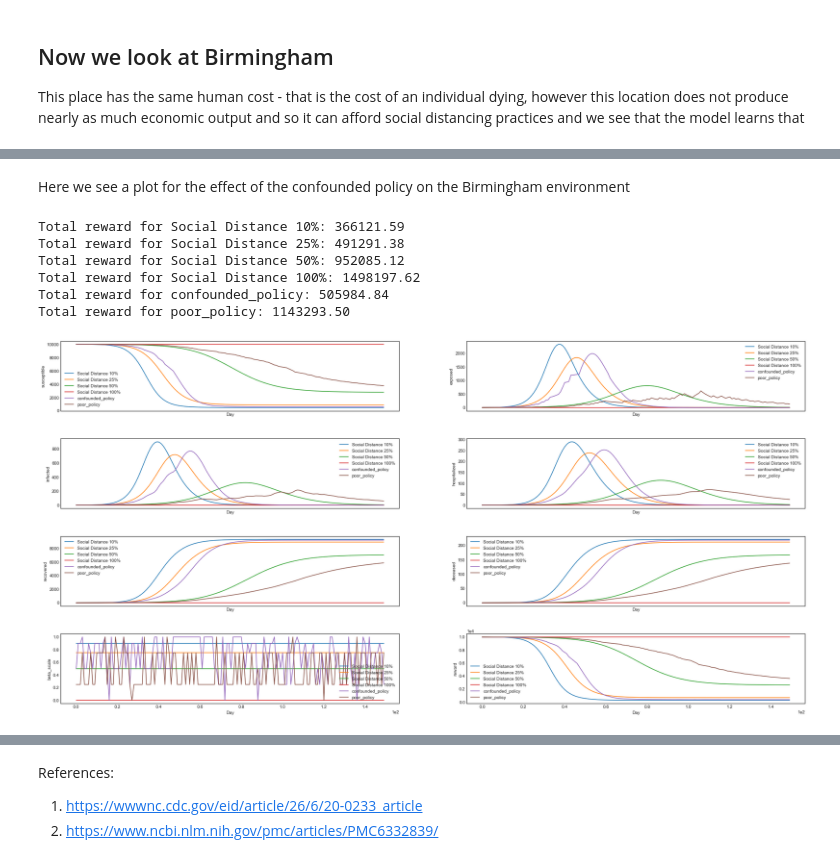
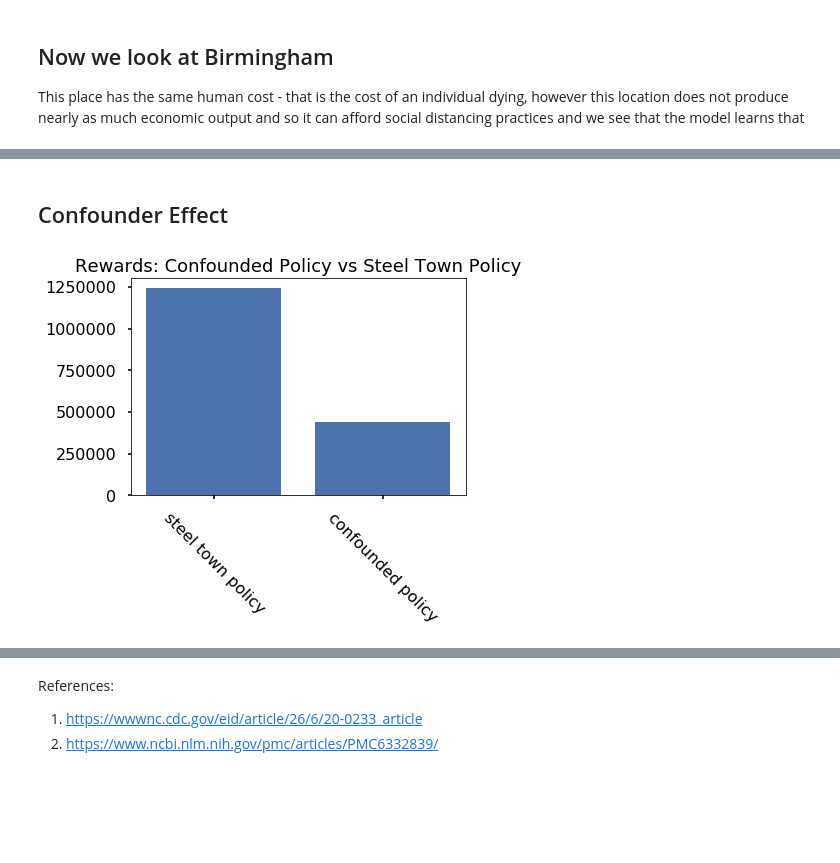
Before and after one commit to chnsh/causal_RL, a Jupyter notebook: covid19_simulator.ipynb, the cells around one changed output, grey strips where cells are left out. Saved outputs shown, nothing was run; the diff lists cells and outputs as text; code cells hidden in the pictures; blank space fills up the shorter version.

```diff
--- a/covid19_simulator.ipynb
+++ b/covid19_simulator.ipynb
@@ -22,11 +32,11 @@ if module_path not in sys.path:
 from itertools import product
 
 import matplotlib.pyplot as plt
-plt.style.use('seaborn-white')
+plt.style.use('seaborn-deep')
+plt.style.use('seaborn-poster')
 import seaborn as sns
 import numpy as np
 
-# import whynot as wn
 import whynot.gym as gym
 
 from scripts import utils
@@ -105,7 +115,7 @@ social_distancing_to_action_map
 # %% [output]
 {1.0: 0, 0.75: 1, 0.5: 2, 0.25: 3, 0.1: 4, 0.0: 5}
 # %%
-n_iter = 20
+n_iter = 150
 # %% [markdown]
 ## Policies
 
@@ -223,5 +322,5 @@ def plot_sample_trajectory(env, policies):
 # %%
-def plot_reward_bars(env, policies):
+def plot_reward_bars(env, policies,title):
     rewards = []
 
     #sampling trajectory to collect rewards
@@ -231,6 +330,7 @@ def plot_reward_bars(env, policies):
 
     #sorting policies by reward
     plotlist = sorted(list(zip(list(policies.keys()),rewards)), key=lambda x: x[1], reverse=True)
-    sns.barplot([x[0] for x in plotlist],[x[1] for x in plotlist])
+    plt.bar([x[0] for x in plotlist],[x[1] for x in plotlist])
+    plt.title(title, size=18)
     plt.xticks(rotation=-45)
 # %%
@@ -371,13 +522,7 @@ Total reward for learned_policy: -2057110.50
-# %% [markdown]
-Here we see a plot for the effect of the confounded policy on the Birmingham environment
+# %% [markdown]
+## Confounder Effect
 # %%
-augmented_policies = augment_policies(policies, confounded_learned_policy, policy_name='confounded_policy')
-plot_sample_trajectory(poor_env, augment_policies(augmented_policies, poor_learned_policy, policy_name='poor_policy'))
+augmented_policies = augment_policies({}, confounded_learned_policy, policy_name='confounded policy')
+plot_reward_bars(poor_env, augment_policies(augmented_policies, poor_learned_policy, policy_name='steel town policy'),'Rewards: Confounded Policy vs Steel Town Policy')
 # %% [output]
-Total reward for Social Distance 10%: 366121.59
-Total reward for Social Distance 25%: 491291.38
-Total reward for Social Distance 50%: 952085.12
-Total reward for Social Distance 100%: 1498197.62
-Total reward for confounded_policy: 505984.84
-Total reward for poor_policy: 1143293.50
-[figure, old version]
+[figure, new version]
```
Also changed, not shown: parts of 29 cells of this notebook.
